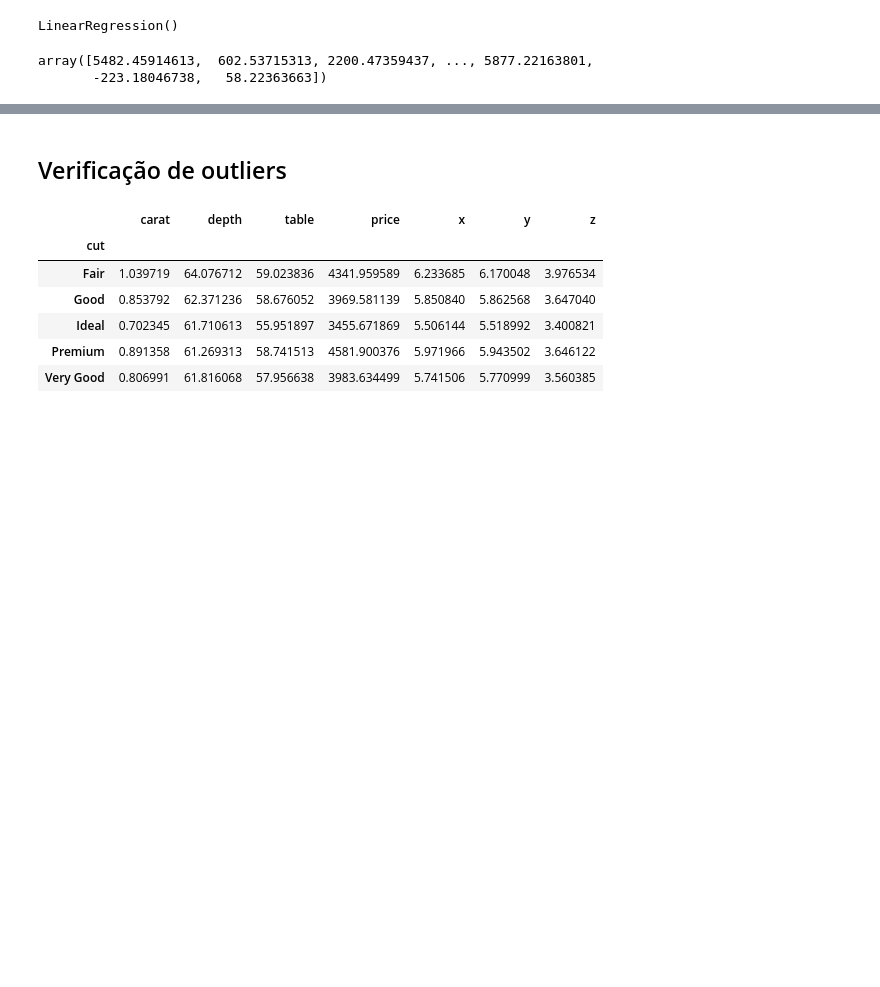
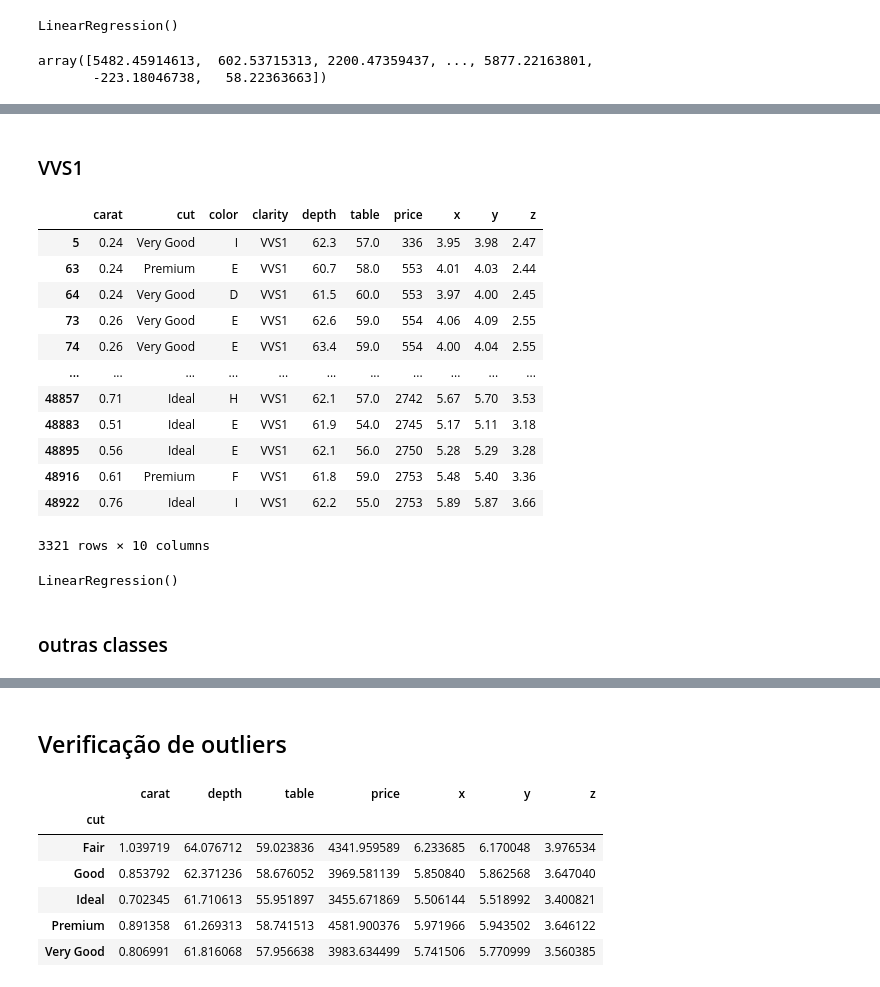
Before and after one commit to carlarbj/pricing_diamonds, a Jupyter notebook: diamond_price_prediction.ipynb, the cells around one changed output, grey strips where cells are left out. Saved outputs shown, nothing was run; the diff lists cells and outputs as text; code cells hidden in the pictures; blank space fills up the shorter version.

```diff
--- a/diamond_price_prediction.ipynb
+++ b/diamond_price_prediction.ipynb
@@ -334,0 +399,19 @@ sns.lineplot(diamonds_rick.price_predicted,diamonds_rick.carat, hue=diamonds_ric
+# %% [markdown]
+### VVS1
+# %%
+maskVV = diamond_cat.clarity == 'VVS1'
+diamond_cat.loc[(maskVV), :]
+# %% [output]
+|  | carat | cut | color | clarity | depth | table | price | x | y | z |
+| 5 | 0.24 | Very Good | I | VVS1 | 62.3 | 57.0 | 336 | 3.95 | 3.98 | 2.47 |
+| 63 | 0.24 | Premium | E | VVS1 | 60.7 | 58.0 | 553 | 4.01 | 4.03 | 2.44 |
+| 64 | 0.24 | Very Good | D | VVS1 | 61.5 | 60.0 | 553 | 3.97 | 4.00 | 2.45 |
+| 73 | 0.26 | Very Good | E | VVS1 | 62.6 | 59.0 | 554 | 4.06 | 4.09 | 2.55 |
+| 74 | 0.26 | Very Good | E | VVS1 | 63.4 | 59.0 | 554 | 4.00 | 4.04 | 2.55 |
+| ... | ... | ... | ... | ... | ... | ... | ... | ... | ... | ... |
+| 48857 | 0.71 | Ideal | H | VVS1 | 62.1 | 57.0 | 2742 | 5.67 | 5.70 | 3.53 |
+| 48883 | 0.51 | Ideal | E | VVS1 | 61.9 | 54.0 | 2745 | 5.17 | 5.11 | 3.18 |
+| 48895 | 0.56 | Ideal | E | VVS1 | 62.1 | 56.0 | 2750 | 5.28 | 5.29 | 3.28 |
+| 48916 | 0.61 | Premium | F | VVS1 | 61.8 | 59.0 | 2753 | 5.48 | 5.40 | 3.36 |
+| 48922 | 0.76 | Ideal | I | VVS1 | 62.2 | 55.0 | 2753 | 5.89 | 5.87 | 3.66 |
+3321 rows × 10 columns
@@ -334,0 +423,4 @@ sns.lineplot(diamonds_rick.price_predicted,diamonds_rick.carat, hue=diamonds_ric
+# %%
+modelVV.fit(XVV, yVV)
+# %% [output]
+LinearRegression()
@@ -334,0 +429,2 @@ sns.lineplot(diamonds_rick.price_predicted,diamonds_rick.carat, hue=diamonds_ric
+# %% [markdown]
+### outras classes
```
Also changed, not shown: parts of 109 cells of this notebook, 1 other file.
